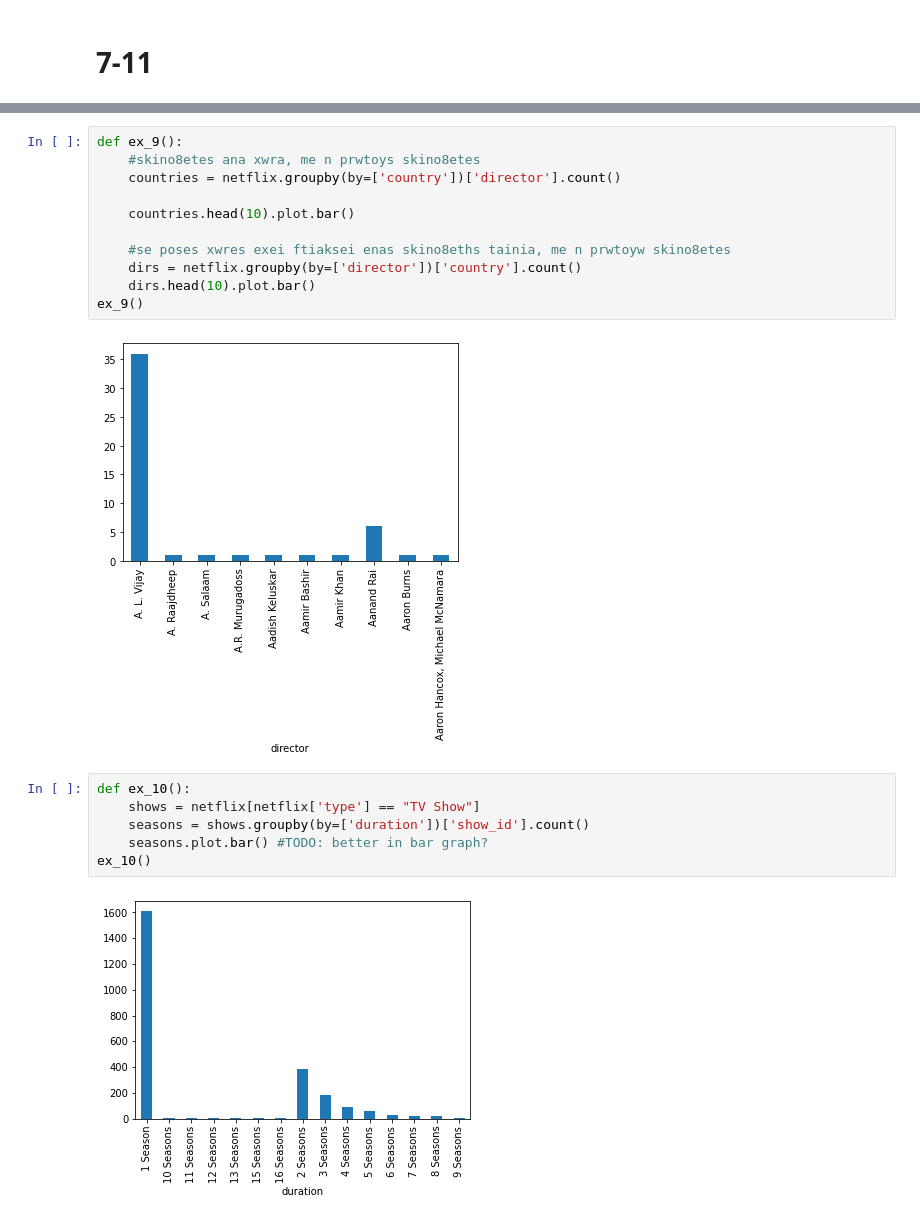
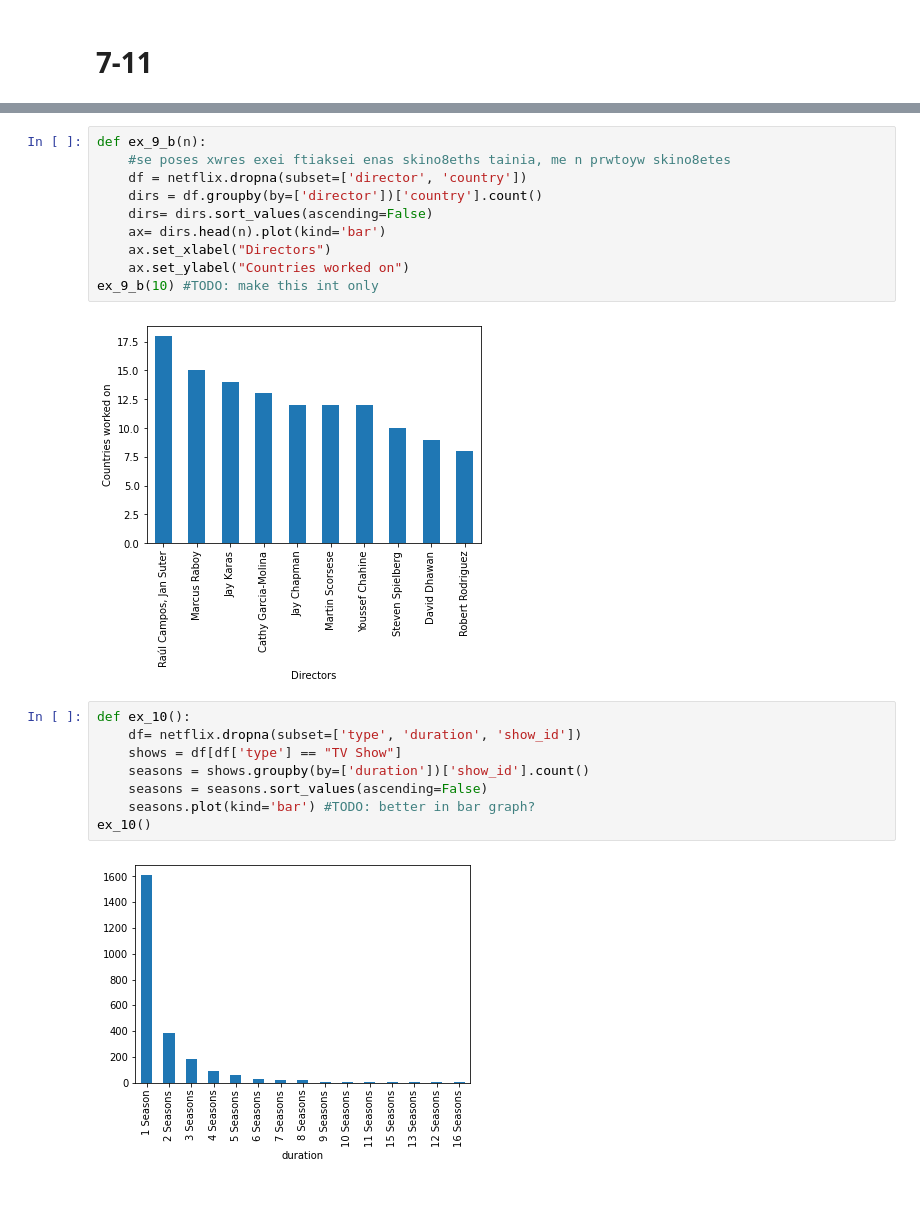
Before and after one commit to Uni-2018-n/tede_1, a Jupyter notebook: que_7-11.ipynb, the cells around one changed output, grey strips where cells are left out. Saved outputs shown, nothing was run; the diff lists cells and outputs as text.

Commit message:
droped nan were needed, made it a bit better lookwise

```diff
--- a/que_7-11.ipynb
+++ b/que_7-11.ipynb
@@ -27,23 +52,24 @@ ex_8()
 # %%
-def ex_9():
-    #skino8etes ana xwra, me n prwtoys skino8etes
-    countries = netflix.groupby(by=['country'])['director'].count()
-
-    countries.head(10).plot.bar()
-
+def ex_9_b(n):
     #se poses xwres exei ftiaksei enas skino8eths tainia, me n prwtoyw skino8etes
-    dirs = netflix.groupby(by=['director'])['country'].count()
-    dirs.head(10).plot.bar()
-ex_9()
+    df = netflix.dropna(subset=['director', 'country'])
+    dirs = df.groupby(by=['director'])['country'].count()
+    dirs= dirs.sort_values(ascending=False)
+    ax= dirs.head(n).plot(kind='bar')
+    ax.set_xlabel("Directors")
+    ax.set_ylabel("Countries worked on")
+ex_9_b(10) #TODO: make this int only
 # %% [output]
-[figure, old version]
+[figure, new version]
 # %%
 def ex_10():
-    shows = netflix[netflix['type'] == "TV Show"]
+    df= netflix.dropna(subset=['type', 'duration', 'show_id'])
+    shows = df[df['type'] == "TV Show"]
     seasons = shows.groupby(by=['duration'])['show_id'].count()
-    seasons.plot.bar() #TODO: better in bar graph?
+    seasons = seasons.sort_values(ascending=False)
+    seasons.plot(kind='bar') #TODO: better in bar graph?
 ex_10()
 # %% [output]
-[figure, old version]
+[figure, new version]
 # %%
 def ex_11():
```
Also changed, not shown: parts of 7 cells of this notebook.
